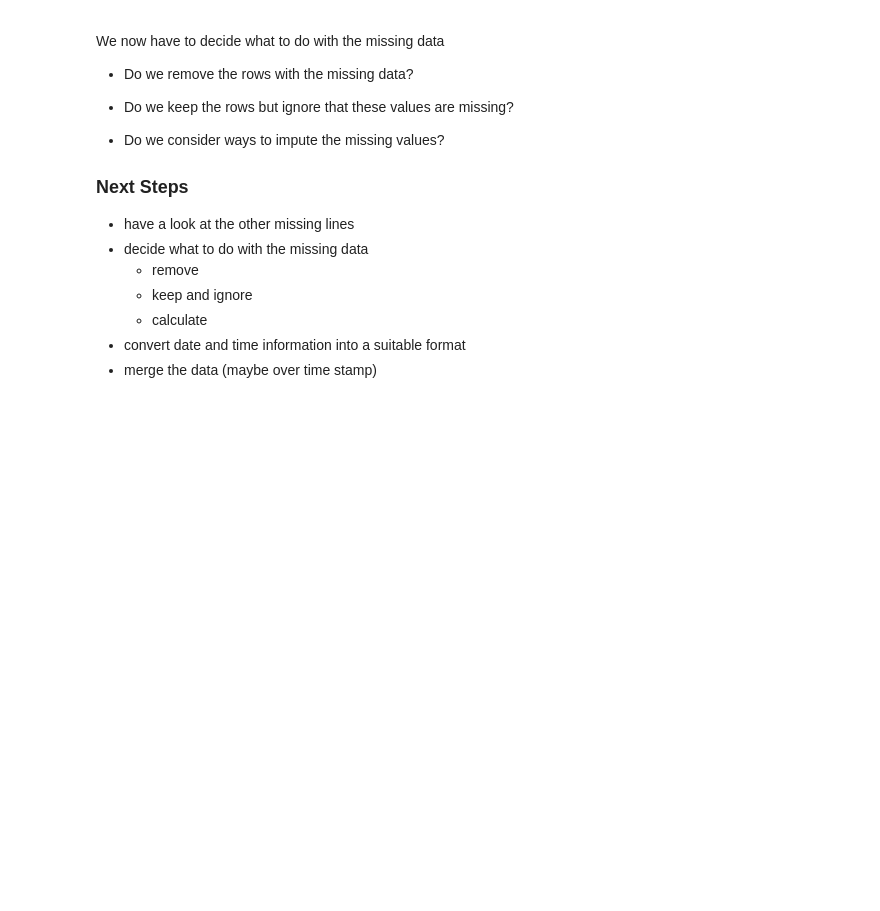
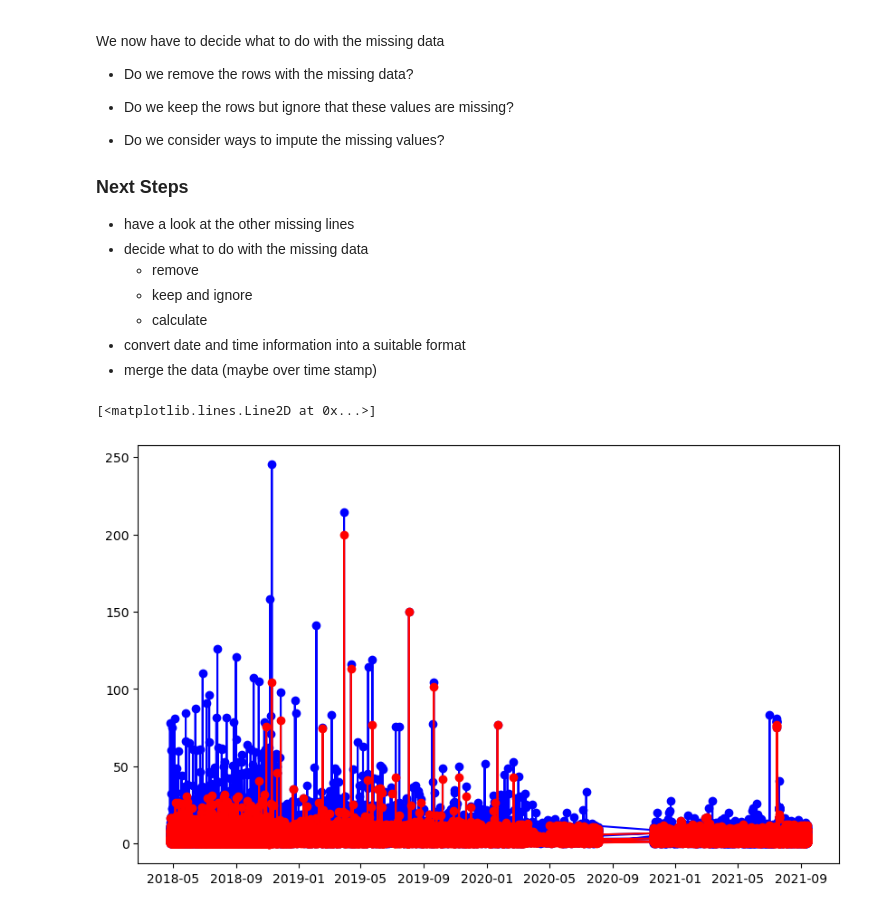
Before and after one commit to ilsuucar2/AATeamAssignment, a Jupyter notebook: AATeamAssignment.ipynb, the cells around one changed output. Saved outputs shown, nothing was run; the diff lists cells and outputs as text; code cells hidden in the pictures; blank space fills up the shorter version.

```diff
--- a/AATeamAssignment.ipynb
+++ b/AATeamAssignment.ipynb
@@ -339,3 +339,26 @@ We now have to decide what to do with the missing data
     - calculate
 - convert date and time information into a suitable format
 - merge the data (maybe over time stamp)
+# %%
+# Convert the time columns to datetime objects
+dfCharging['connectionTime'] = pd.to_datetime(dfCharging['connectionTime'])
+dfCharging['disconnectTime'] = pd.to_datetime(dfCharging['disconnectTime'])
+dfCharging['doneChargingTime'] = pd.to_datetime(dfCharging['doneChargingTime'])
+
+# Compute the time differences
+dfCharging['disconnectDuration'] = dfCharging['disconnectTime'] - dfCharging['connectionTime']
+dfCharging['doneChargingDuration'] = dfCharging['doneChargingTime'] - dfCharging['connectionTime']
+dfCharging['doneToDisconnectDuration'] = dfCharging['disconnectTime'] - dfCharging['doneChargingTime']
+# %%
+from matplotlib import pyplot as plt
+
+# Plot the duration
+plt.figure(figsize=(10, 6))
+
+plt.plot(dfCharging['connectionTime'], dfCharging['disconnectDuration'].dt.total_seconds() / 3600,
+         marker='o', linestyle='-', color='b', label='Disconnect Duration')
+plt.plot(dfCharging['connectionTime'], dfCharging['doneChargingDuration'].dt.total_seconds() / 3600,
+         marker='o', linestyle='-', color='r', label='Done Charging Duration')
+# %% [output]
+[<matplotlib.lines.Line2D at 0x...>]
+[figure, added]
```
Also changed, not shown: parts of 1 cell of this notebook.
